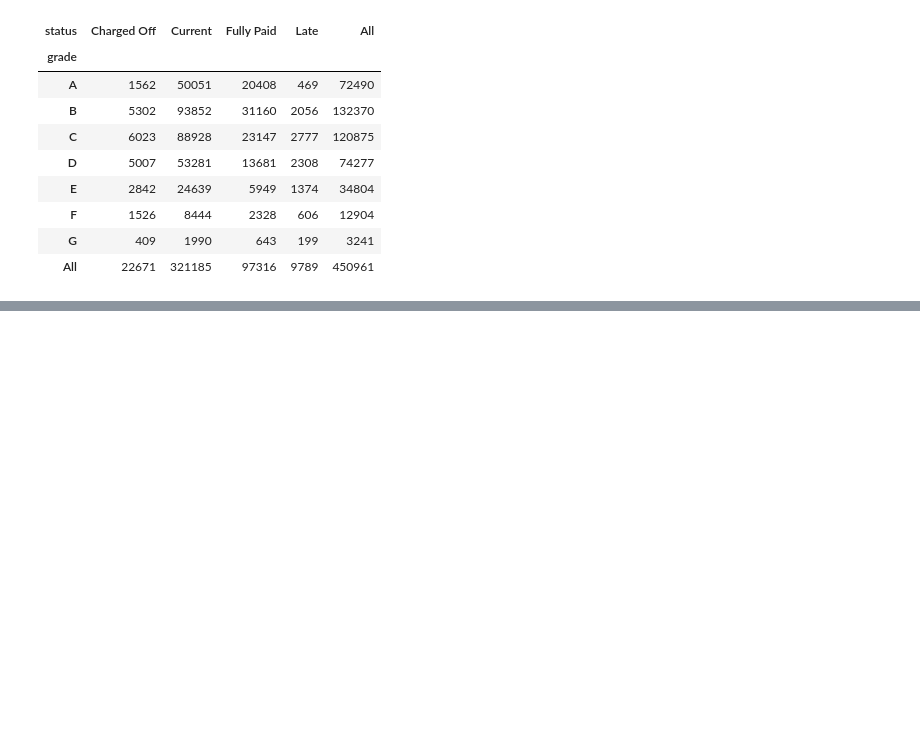
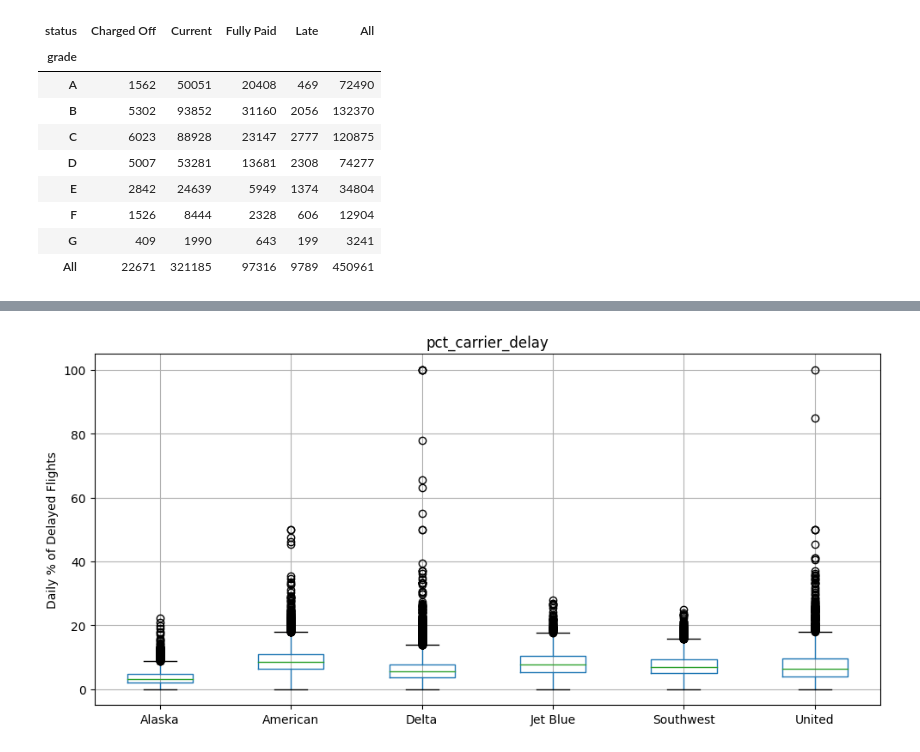
Before and after one commit to chandan-nagaraju/DS_learning, a Jupyter notebook: Notebooks/1.EDA/Two_categorical_variables.ipynb, the cells around one changed output, grey strips where cells are left out. Cells and saved outputs as stored; diff of their text form; code cells hidden in the pictures; blank space fills up the shorter version.

```diff
--- a/Notebooks/1.EDA/Two_categorical_variables.ipynb
+++ b/Notebooks/1.EDA/Two_categorical_variables.ipynb
@@ -34,0 +56,2 @@ crosstab
+# %%
+airline=pd.read_csv(r'G:\data_science\data\airline_stats.csv')
@@ -34,0 +67,10 @@ crosstab
+# %%
+ax=airline.boxplot(by='airline',column='pct_carrier_delay', figsize=(10,5))
+ax.set_xlabel('')
+ax.set_ylabel('Daily % of Delayed Flights')
+plt.suptitle('')
+
+plt.tight_layout()
+plt.show()
+# %% [output]
+[figure, added]
```
Also changed, not shown: parts of 9 cells of this notebook.
